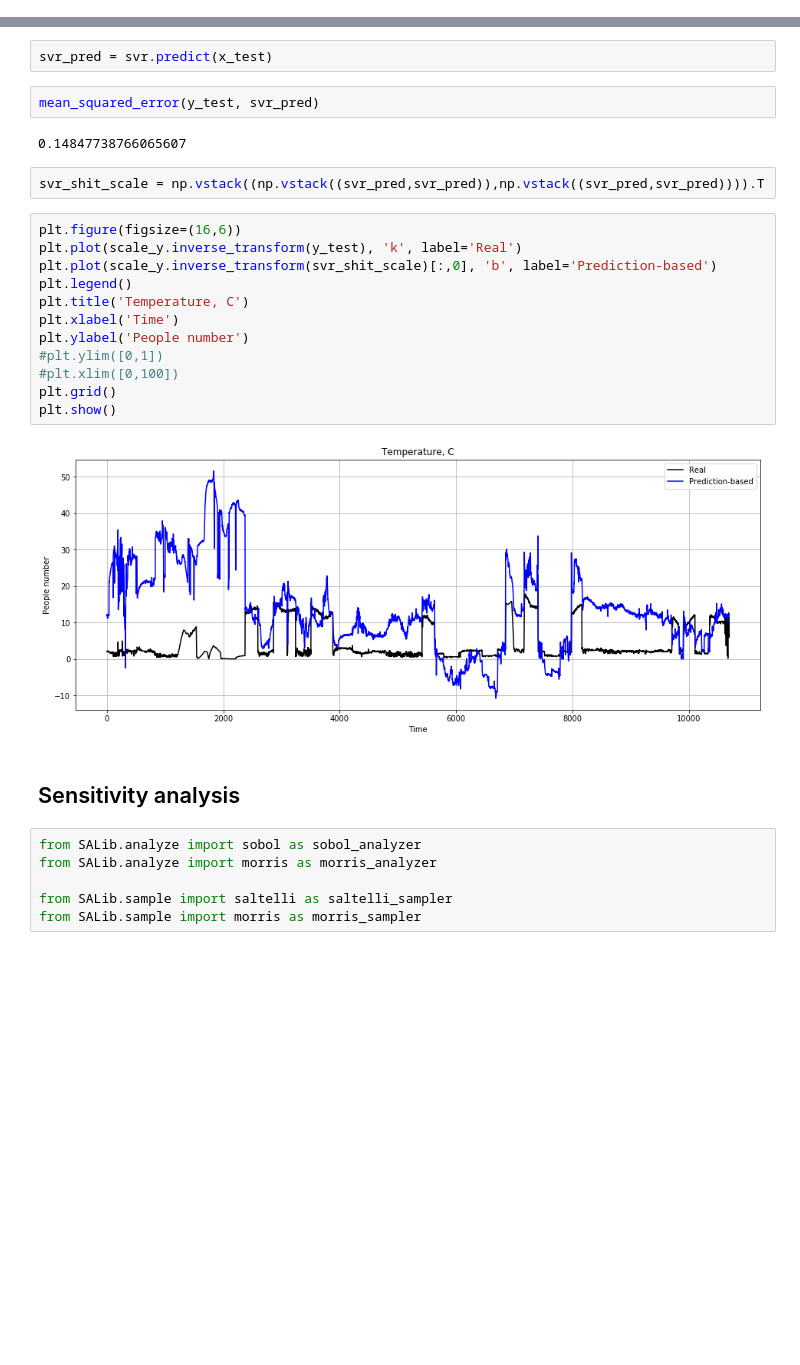
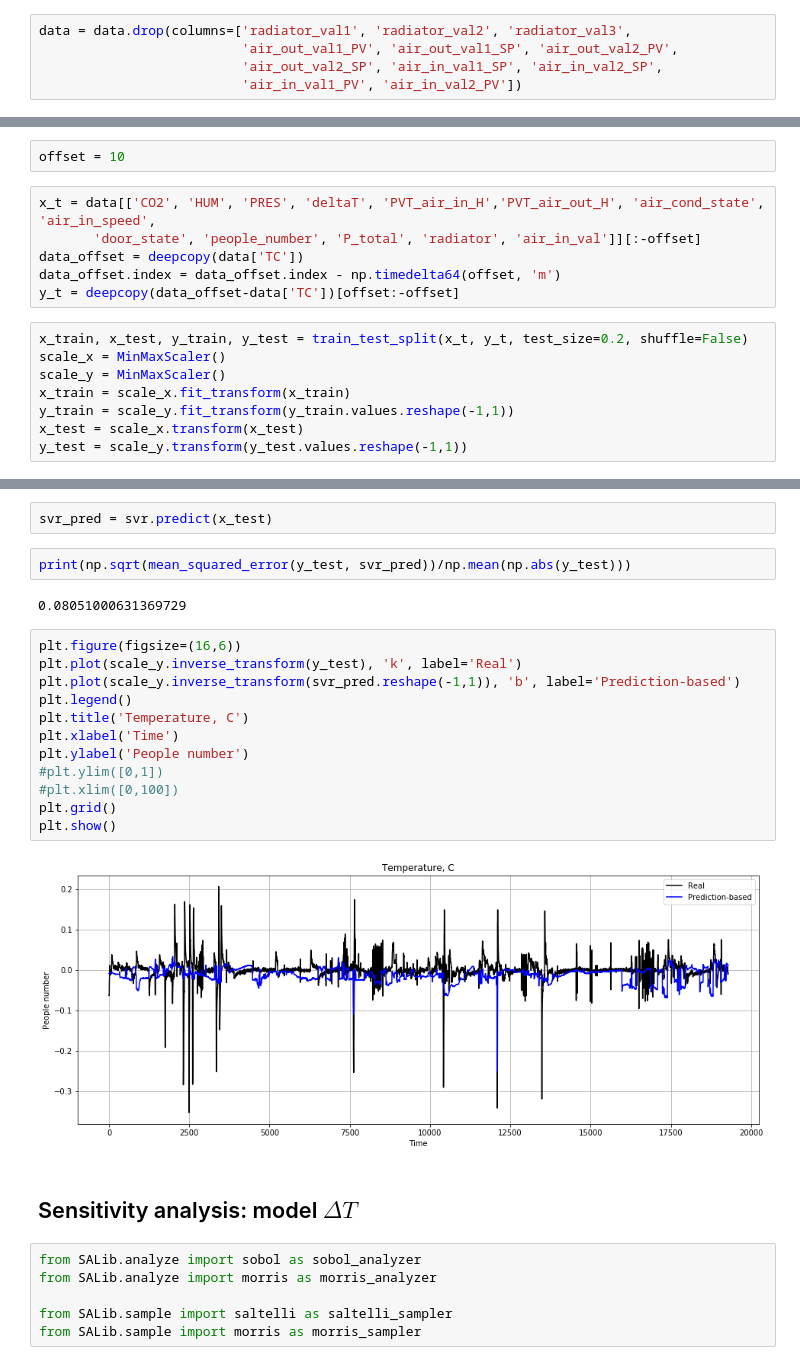
Before and after one commit to 5mad/microclimate, a Jupyter notebook: ml_with_time_shift.ipynb, the cells around one changed output, grey strips where cells are left out. Saved outputs shown, nothing was run; the diff lists cells and outputs as text; blank space fills up the shorter version.

Commit message:
optimized data preprocessing and co2 model

```diff
--- a/ml_with_time_shift.ipynb
+++ b/ml_with_time_shift.ipynb
@@ -149,0 +88,5 @@ plt.show()
+# %%
+data = data.drop(columns=['radiator_val1', 'radiator_val2', 'radiator_val3',
+                          'air_out_val1_PV', 'air_out_val1_SP', 'air_out_val2_PV',
+                          'air_out_val2_SP', 'air_in_val1_SP', 'air_in_val2_SP',
+                          'air_in_val1_PV', 'air_in_val2_PV'])
@@ -149,0 +95,16 @@ plt.show()
+# %%
+offset = 10
+# %%
+x_t = data[['CO2', 'HUM', 'PRES', 'deltaT', 'PVT_air_in_H','PVT_air_out_H', 'air_cond_state', 'air_in_speed',
+       'door_state', 'people_number', 'P_total', 'radiator', 'air_in_val']][:-offset]
+data_offset = deepcopy(data['TC'])
+data_offset.index = data_offset.index - np.timedelta64(offset, 'm')
+y_t = deepcopy(data_offset-data['TC'])[offset:-offset]
+# %%
+x_train, x_test, y_train, y_test = train_test_split(x_t, y_t, test_size=0.2, shuffle=False)
+scale_x = MinMaxScaler()
+scale_y = MinMaxScaler()
+x_train = scale_x.fit_transform(x_train)
+y_train = scale_y.fit_transform(y_train.values.reshape(-1,1))
+x_test = scale_x.transform(x_test)
+y_test = scale_y.transform(y_test.values.reshape(-1,1))
@@ -155,28 +143,26 @@ SVR(C=1.0, cache_size=200, coef0=0.0, degree=3, epsilon=0.1, gamma='auto',
   kernel='rbf', max_iter=-1, shrinking=True, tol=0.001, verbose=False)
 # %%
 svr_pred = svr.predict(x_test)
-# %%
-mean_squared_error(y_test, svr_pred)
-# %% [output]
-0.14847738766065607
-# %%
-svr_shit_scale = np.vstack((np.vstack((svr_pred,svr_pred)),np.vstack((svr_pred,svr_pred)))).T
+# %%
+print(np.sqrt(mean_squared_error(y_test, svr_pred))/np.mean(np.abs(y_test)))
+# %% [output]
+0.08051000631369729
 # %%
 plt.figure(figsize=(16,6))
 plt.plot(scale_y.inverse_transform(y_test), 'k', label='Real')
-plt.plot(scale_y.inverse_transform(svr_shit_scale)[:,0], 'b', label='Prediction-based')
+plt.plot(scale_y.inverse_transform(svr_pred.reshape(-1,1)), 'b', label='Prediction-based')
 plt.legend()
 plt.title('Temperature, C')
 plt.xlabel('Time')
 plt.ylabel('People number')
 #plt.ylim([0,1])
 #plt.xlim([0,100])
 plt.grid()
 plt.show()
 # %% [output]
-[figure, old version]
+[figure, new version]
 # %% [markdown]
-## Sensitivity analysis
+## Sensitivity analysis: model $\Delta T$
 # %%
 from SALib.analyze import sobol as sobol_analyzer
 from SALib.analyze import morris as morris_analyzer
```
Also changed, not shown: parts of 52 cells of this notebook.
